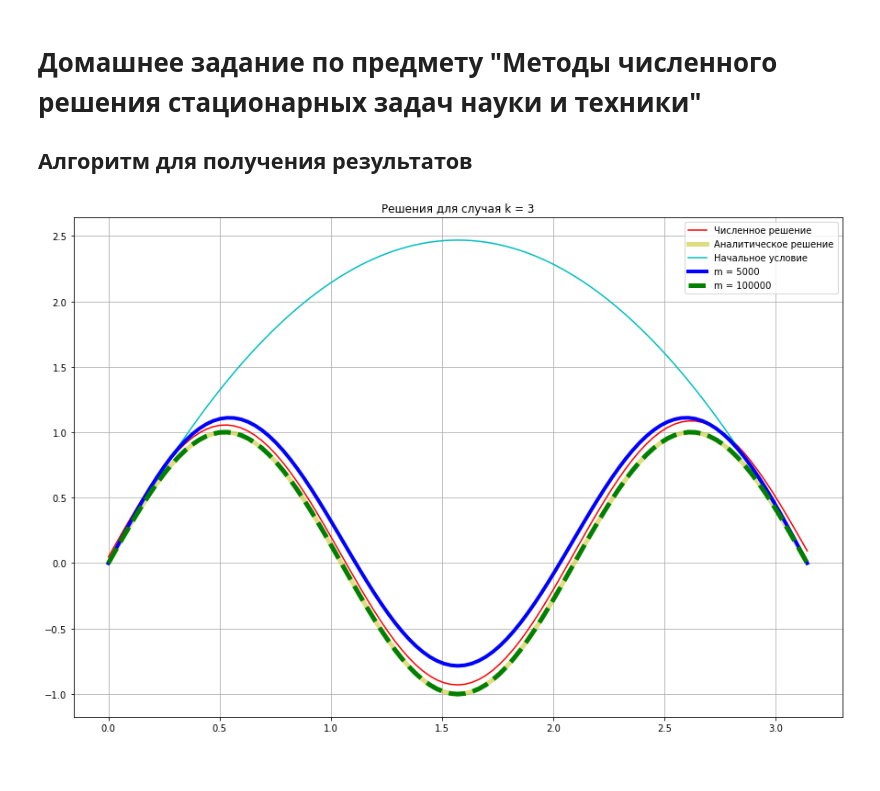
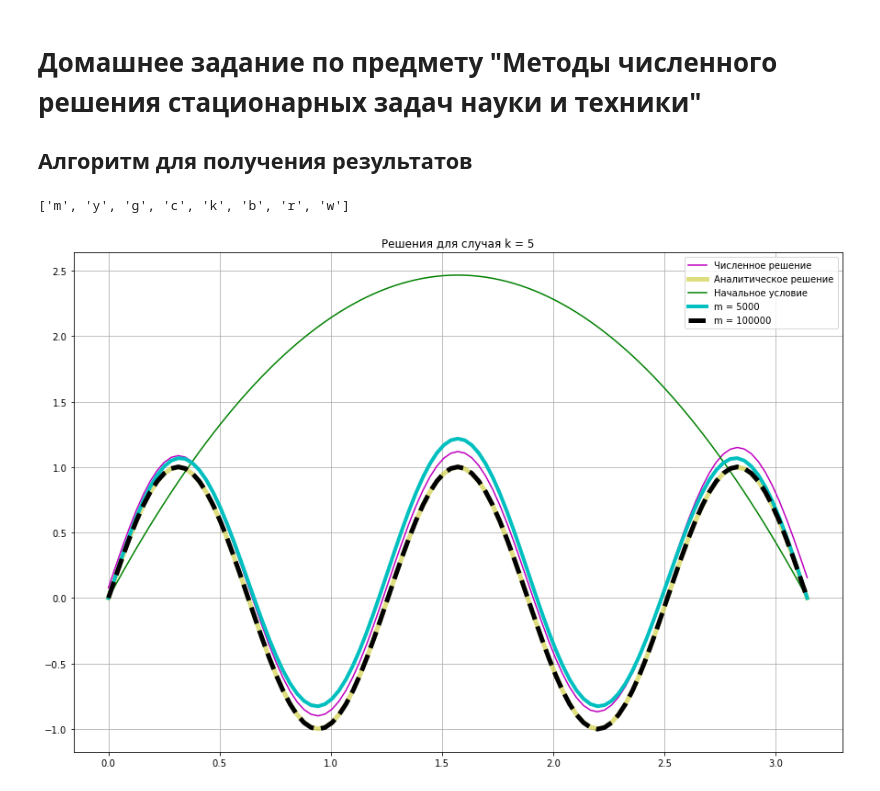
Before and after one commit to NightHegg/BMSTU_Education, a Jupyter notebook: Методы численного решения стационарных задач науки и техники/Домашнее_Задание.ipynb, the cells around one changed output. Saved outputs shown, nothing was run; the diff lists cells and outputs as text; code cells hidden in the pictures.

```diff
--- a/Методы численного решения стационарных задач науки и техники/Домашнее_Задание.ipynb
+++ b/Методы численного решения стационарных задач науки и техники/Домашнее_Задание.ipynb
@@ -5,6 +5,7 @@
 # %%
 import numpy as np
 import matplotlib.pyplot as plt
+import random
 %matplotlib inline
 
 def f(x, k):
@@ -13,7 +14,7 @@ def f(x, k):
 def psi(x):
     return x * (np.pi - x)
 
-k = 3
+k = 5
 x0, xn = 0, np.pi
 N = 101
 h = (xn - x0) / (N - 1)
@@ -42,36 +43,40 @@ A[-1, -2] = 1 / h**2
 b[-1] = f(x[-1], k)
 
 u_num = np.linalg.solve(A, b)
 
 u = np.array([psi(i) for i in x])
 u_start = np.copy(u)
 
 it = 0
 while True:
     u_prev = np.copy(u)
     for j in np.arange(1, N-1, 1):
         u[j] = u_prev[j] + (u_prev[j - 1] - 2 * u_prev[j] + u_prev[j + 1]) * tau / h**2 - tau * f(x[j], k)
     it += 1
     if it == m1:
         u_m1 = np.copy(u)
     if it == m2:
         u_m2 = np.copy(u)
         break
 
+clr = ['b', 'g', 'r', 'c', 'm', 'y', 'k', 'w']
+random.shuffle(clr)
+
 fig, ax = plt.subplots()
-ax.plot(x, u_num, label = "Численное решение", color = "r")
-ax.plot(x, [np.sin(k * i) for i in x], label = "Аналитическое решение", color = "y", alpha = 0.5, linewidth = 5)
-ax.plot(x, u_start, label = "Начальное условие", color = "c")
-ax.plot(x, u_m1, label = f"m = {m1:.0f}", color = "b", linewidth = 4)
-ax.plot(x, u_m2, label = f"m = {m2:.0f}", color = "g", linestyle = "--", linewidth = 5)
+ax.plot(x, u_num, label = "Численное решение", color = clr[0])
+ax.plot(x, [np.sin(k * i) for i in x], label = "Аналитическое решение", color = clr[1], alpha = 0.5, linewidth = 5)
+ax.plot(x, u_start, label = "Начальное условие", color = clr[2])
+ax.plot(x, u_m1, label = f"m = {m1:.0f}", color = clr[3], linewidth = 4)
+ax.plot(x, u_m2, label = f"m = {m2:.0f}", color = clr[4], linestyle = "--", linewidth = 5)
 
 ax.legend()
 ax.grid()
 ax.set(title = f"Решения для случая k = {k}")
 
 fig.set_figheight(10)
 fig.set_figwidth(15)
 
 plt.show()
 # %% [output]
+['m', 'y', 'g', 'c', 'k', 'b', 'r', 'w']
-[figure, old version]
+[figure, new version]
```
